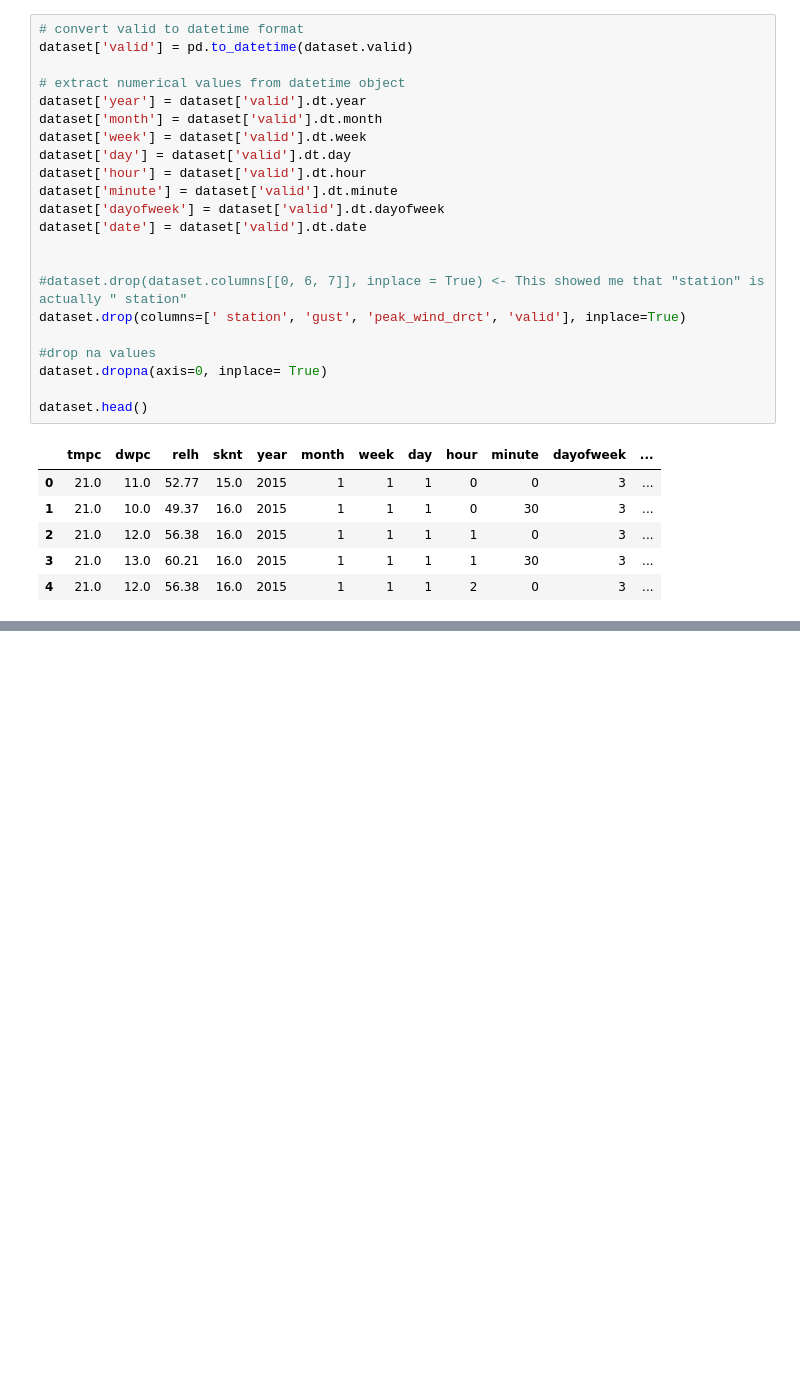
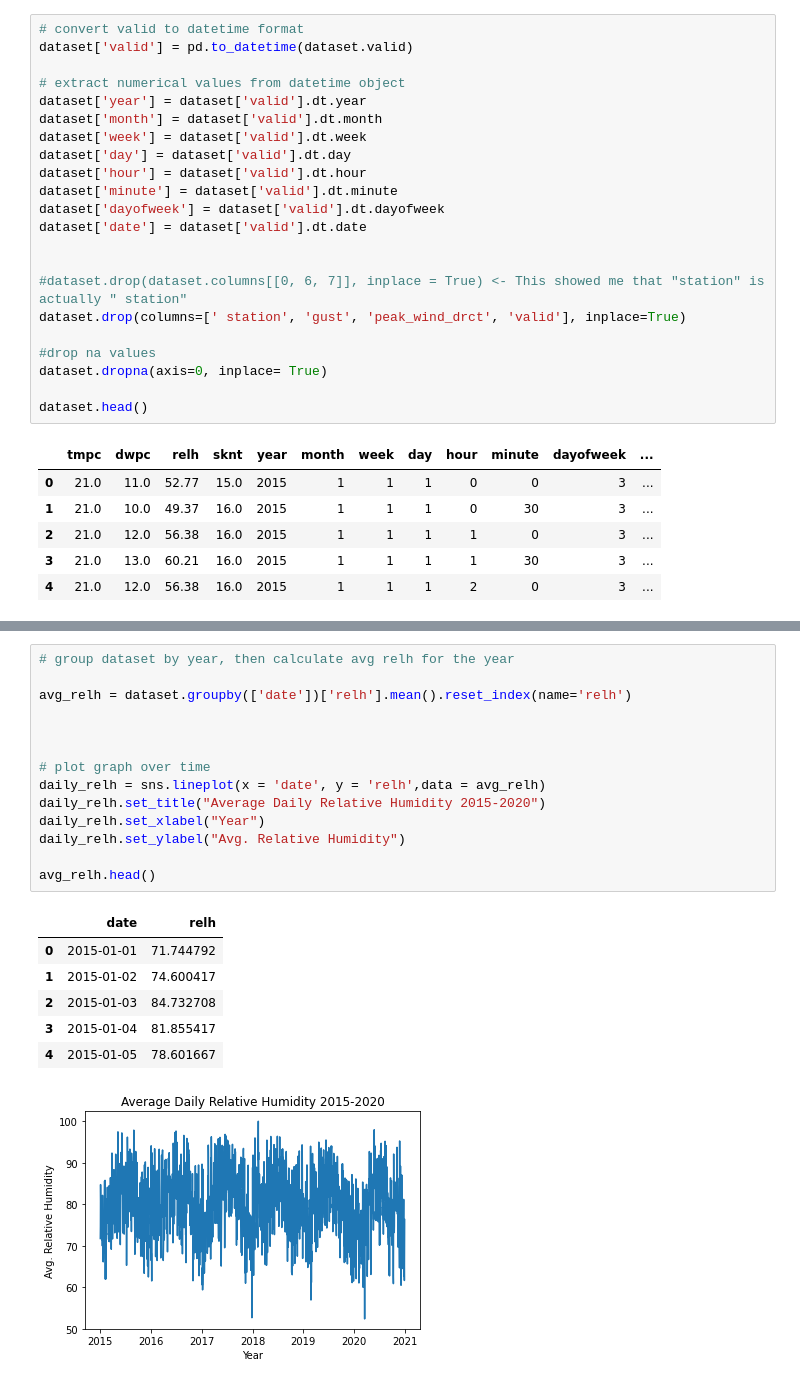
Before and after one commit to lilbingbo/2022-Phase-2, a Jupyter notebook: 3. Data Science/data_analysis.ipynb, the cells around one changed output, grey strips where cells are left out. Drawn from its saved outputs; the diff is of its cells as text; blank space fills up the shorter version.

```diff
--- a/3. Data Science/data_analysis.ipynb
+++ b/3. Data Science/data_analysis.ipynb
@@ -129 +159,23 @@ print(tmp_2015)
+# %%
+# group dataset by year, then calculate avg relh for the year
+
+avg_relh = dataset.groupby(['date'])['relh'].mean().reset_index(name='relh')
+
+
+
+# plot graph over time
+daily_relh = sns.lineplot(x = 'date', y = 'relh',data = avg_relh)
+daily_relh.set_title("Average Daily Relative Humidity 2015-2020")
+daily_relh.set_xlabel("Year")
+daily_relh.set_ylabel("Avg. Relative Humidity")
+
+avg_relh.head()
+# %% [output]
+|  | date | relh |
+| 0 | 2015-01-01 | 71.744792 |
+| 1 | 2015-01-02 | 74.600417 |
+| 2 | 2015-01-03 | 84.732708 |
+| 3 | 2015-01-04 | 81.855417 |
+| 4 | 2015-01-05 | 78.601667 |
+[figure, added]
 # %%
```
Also changed, not shown: parts of 11 cells of this notebook, 2 other files.
